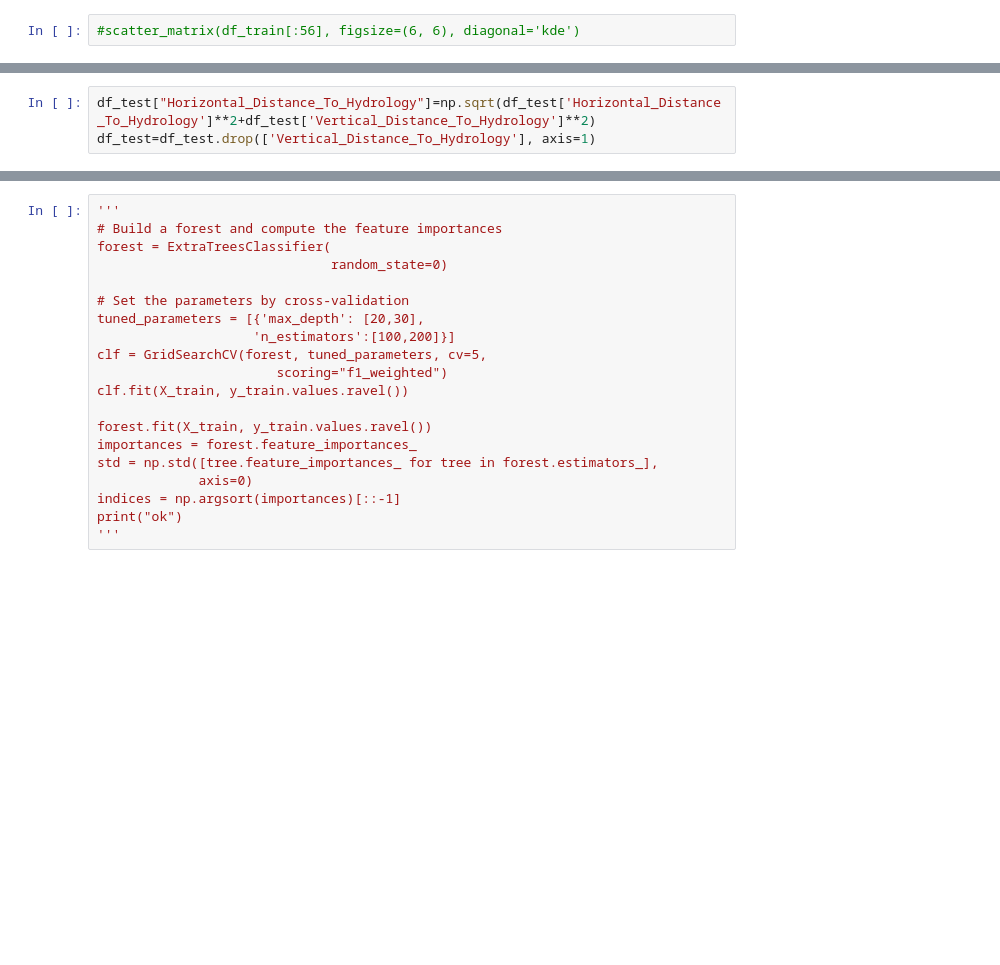
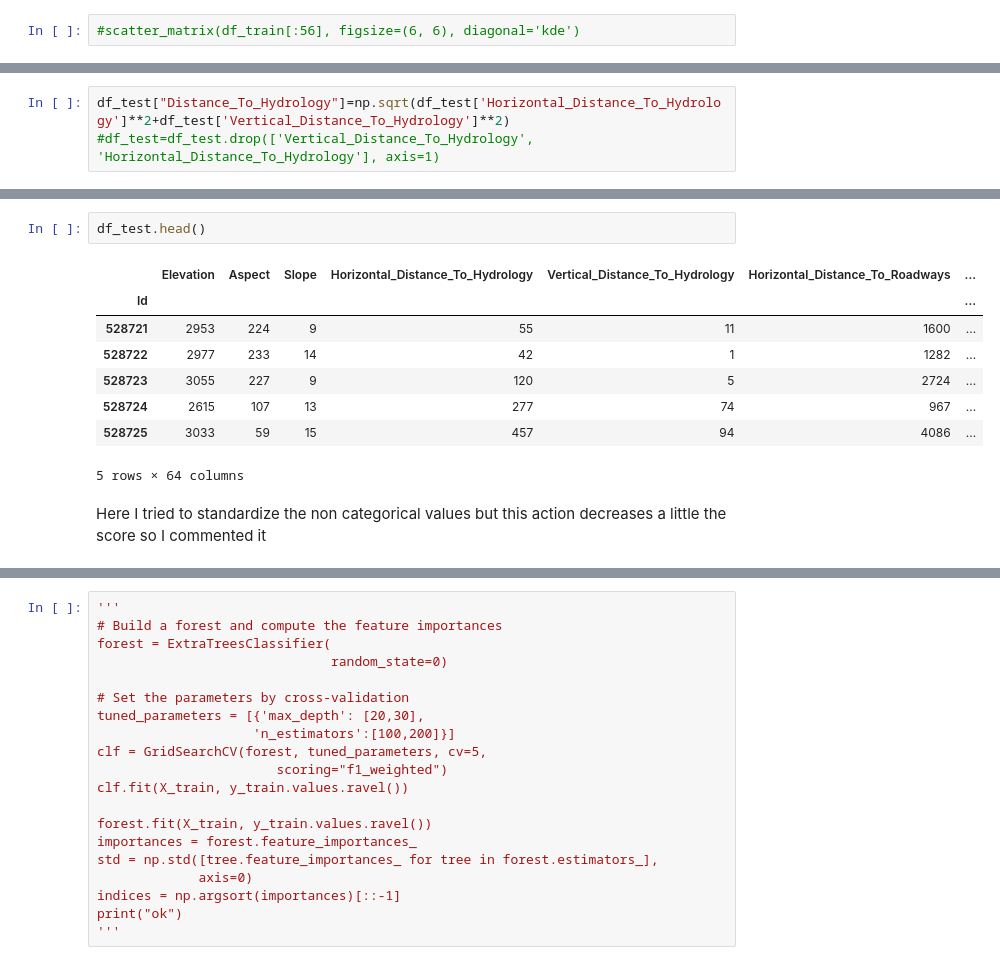
Before and after one commit to MSBigData2019/Guillaume_QUISPE, a Jupyter notebook: INF701/kaggleForest.ipynb, the cells around one changed output, grey strips where cells are left out. Cells and saved outputs as stored; diff of their text form; blank space fills up the shorter version.

```diff
--- a/INF701/kaggleForest.ipynb
+++ b/INF701/kaggleForest.ipynb
@@ -52,3 +49,0 @@ df_train=df_train.drop(['Vertical_Distance_To_Hydrology'], axis=1)
-# %%
-df_test["Horizontal_Distance_To_Hydrology"]=np.sqrt(df_test['Horizontal_Distance_To_Hydrology']**2+df_test['Vertical_Distance_To_Hydrology']**2)
-df_test=df_test.drop(['Vertical_Distance_To_Hydrology'], axis=1)
@@ -202,0 +55,3 @@ prediction = pd.DataFrame(cc).to_csv('prediction.csv')
+# %%
+df_test["Distance_To_Hydrology"]=np.sqrt(df_test['Horizontal_Distance_To_Hydrology']**2+df_test['Vertical_Distance_To_Hydrology']**2)
+#df_test=df_test.drop(['Vertical_Distance_To_Hydrology', 'Horizontal_Distance_To_Hydrology'], axis=1)
@@ -202,0 +117,13 @@ prediction = pd.DataFrame(cc).to_csv('prediction.csv')
+# %%
+df_test.head()
+# %% [output]
+|  | Elevation | Aspect | Slope | Horizontal_Distance_To_Hydrology | Vertical_Distance_To_Hydrology | Horizontal_Distance_To_Roadways | ... |
+| Id |  |  |  |  |  |  | ... |
+| 528721 | 2953 | 224 | 9 | 55 | 11 | 1600 | ... |
+| 528722 | 2977 | 233 | 14 | 42 | 1 | 1282 | ... |
+| 528723 | 3055 | 227 | 9 | 120 | 5 | 2724 | ... |
+| 528724 | 2615 | 107 | 13 | 277 | 74 | 967 | ... |
+| 528725 | 3033 | 59 | 15 | 457 | 94 | 4086 | ... |
+5 rows × 64 columns
+# %% [markdown]
+Here I tried to standardize the non categorical values but this action decreases a little the score so I commented it
```
Also changed, not shown: parts of 56 cells of this notebook, 1 other file.
